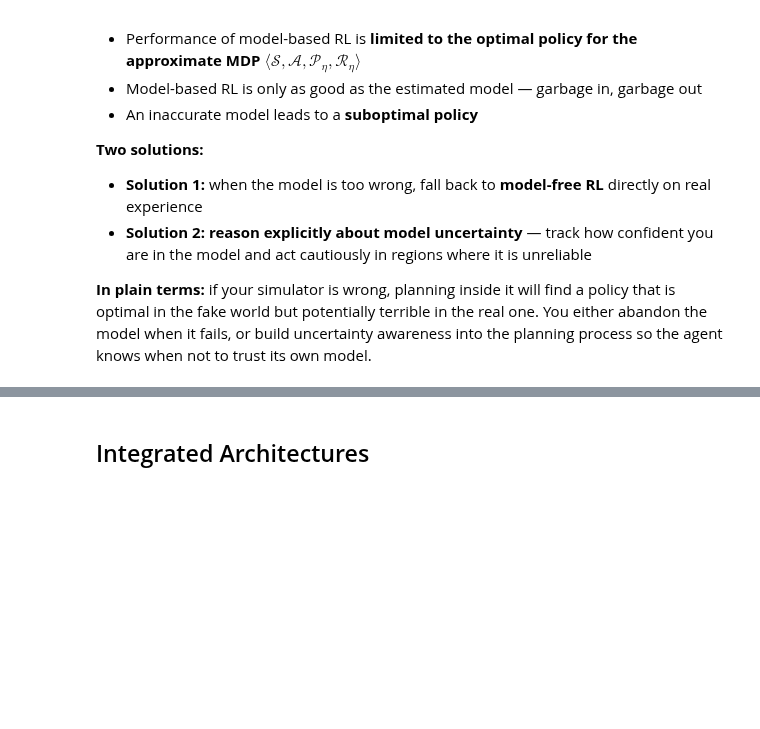
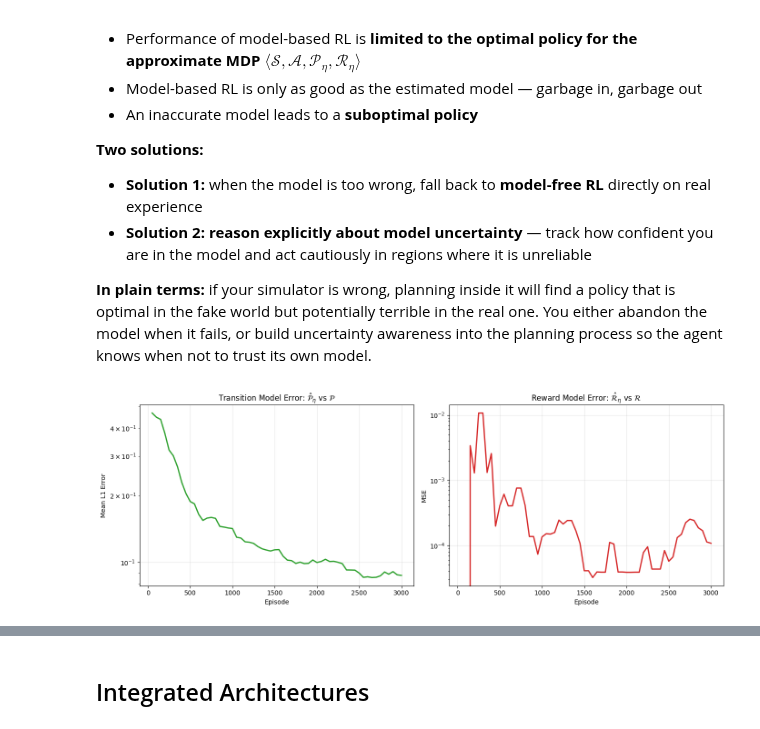
Before and after one commit to jean-kunz/cop_rl, a Jupyter notebook: nbks/1_8_intg_learning_planning.ipynb, the cells around one changed output, grey strips where cells are left out. Drawn from its saved outputs; the diff is of its cells as text; code cells hidden in the pictures; blank space fills up the shorter version.

Commit message:
add model learn

```diff
--- a/nbks/1_8_intg_learning_planning.ipynb
+++ b/nbks/1_8_intg_learning_planning.ipynb
@@ -167,0 +252,30 @@ Given an imperfect model $\langle \mathcal{P}_\eta, \mathcal{R}_\eta \rangle \ne
+# %%
+# ---------------------------------------------------------------------------
+# Visualize model convergence: P_η → P and R_η → R
+# ---------------------------------------------------------------------------
+
+fig, axes = plt.subplots(1, 2, figsize=(14, 5))
+episodes_x = np.arange(50, n_episodes + 1, 50)
+
+# --- Left: P error convergence ---
+ax = axes[0]
+ax.plot(episodes_x, P_errors, color="#2ca02c", linewidth=2)
+ax.set_xlabel("Episode")
+ax.set_ylabel("Mean L1 Error")
+ax.set_title(r"Transition Model Error: $\hat{\mathcal{P}}_\eta$ vs $\mathcal{P}$")
+ax.grid(True, alpha=0.3)
+ax.set_yscale("log")
+
+# --- Right: R error convergence ---
+ax = axes[1]
+ax.plot(episodes_x, R_errors, color="#d62728", linewidth=2)
+ax.set_xlabel("Episode")
+ax.set_ylabel("MSE")
+ax.set_title(r"Reward Model Error: $\hat{\mathcal{R}}_\eta$ vs $\mathcal{R}$")
+ax.grid(True, alpha=0.3)
+ax.set_yscale("log")
+
+plt.tight_layout()
+plt.show()
+# %% [output]
+[figure, added]
```
Also changed, not shown: parts of 3 cells of this notebook.
